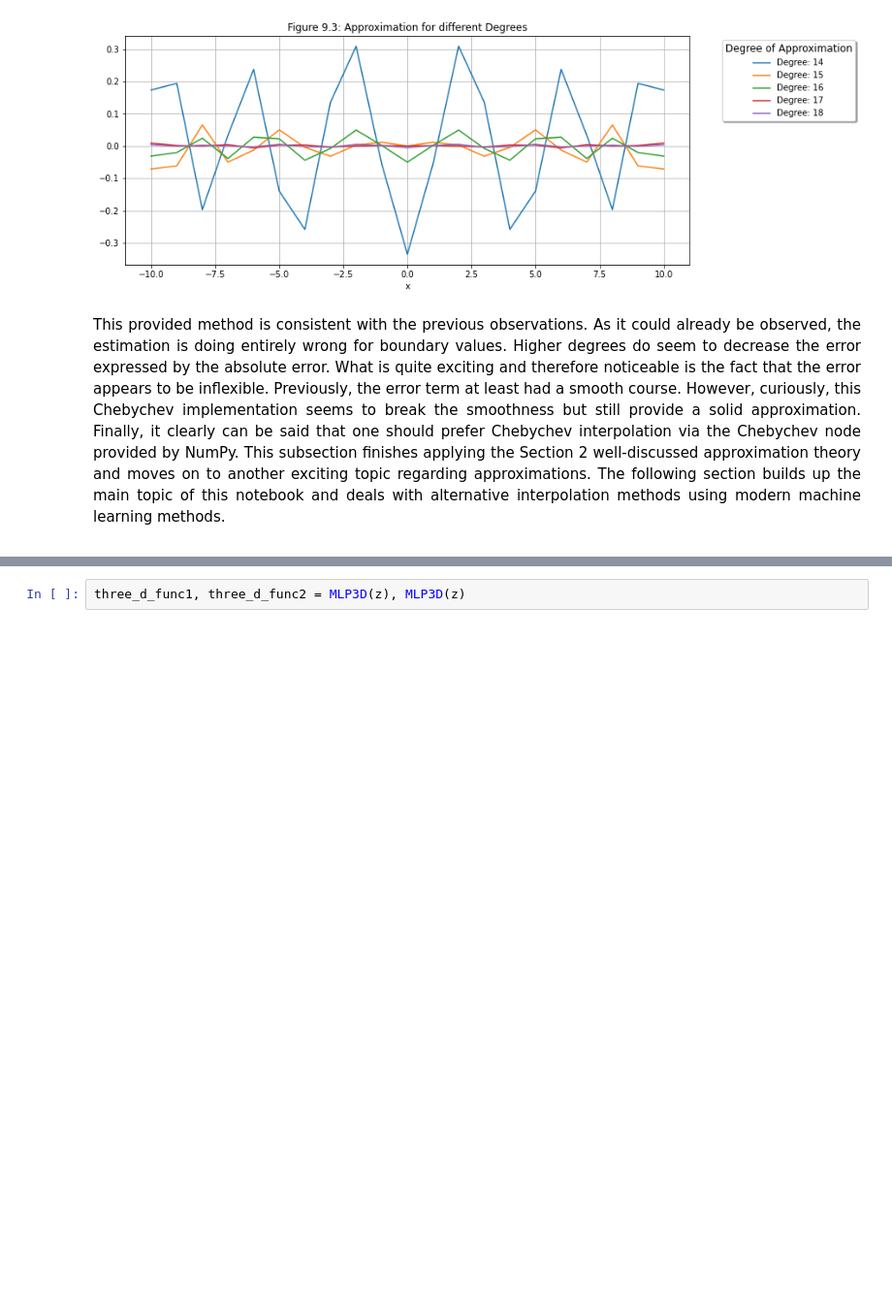
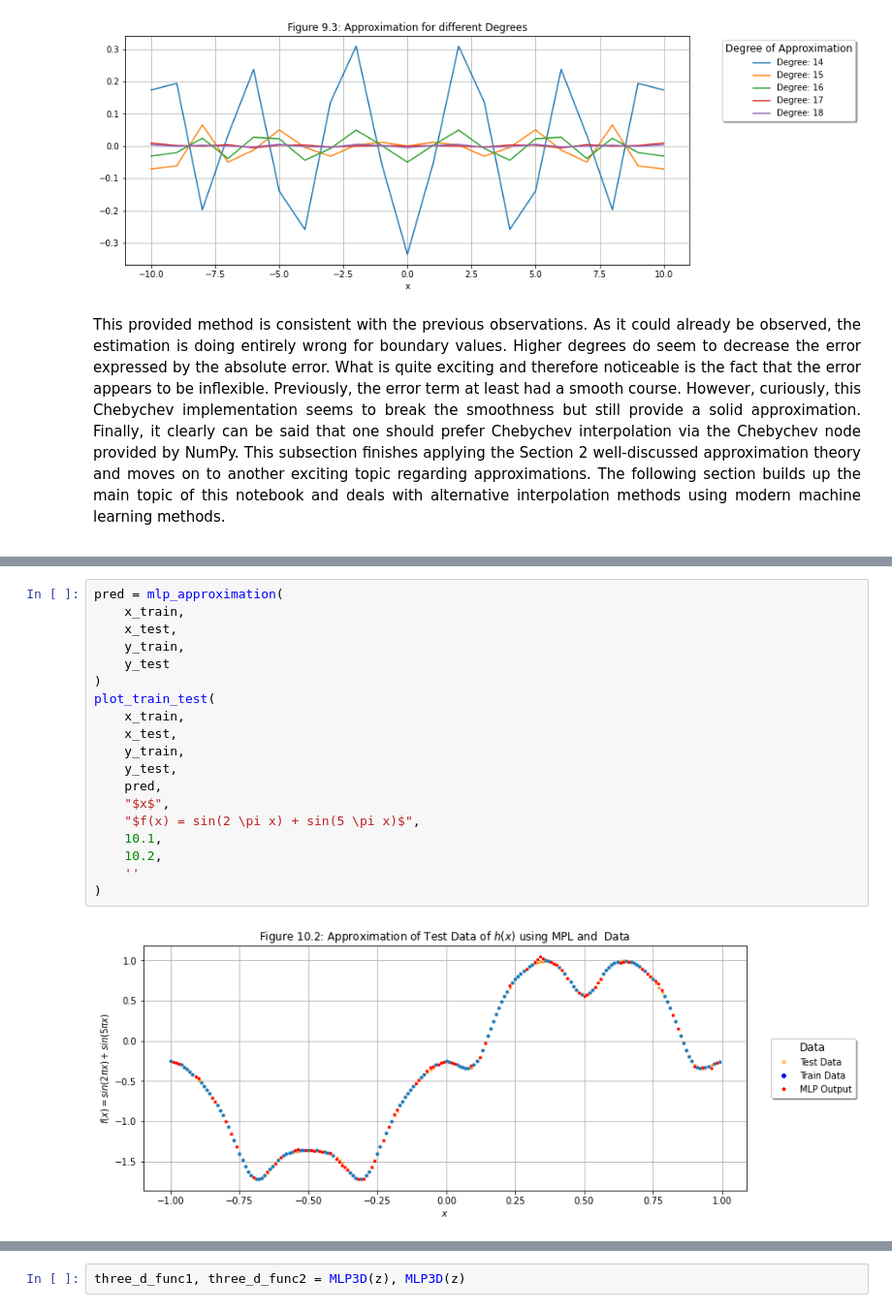
Before and after one commit to ArbiKodraj/Final_Project, a Jupyter notebook: FunctionApproximation.ipynb, the cells around one changed output, grey strips where cells are left out. Shown at 97% size. Cells and saved outputs as stored; diff of their text form; blank space fills up the shorter version.

```diff
--- a/FunctionApproximation.ipynb
+++ b/FunctionApproximation.ipynb
@@ -560,3 +560,24 @@ and activates neuron $z$ if $z > 0$. For the weight optimization I use an optimi
 <p style="text-align: justify">
 Furthermore, I iterate $2000$ times or, to put it in other words, I backpropagate the network $2000$ times. The final prediction is shown in Figure $10.2$ and appears to be arbitrary accurate. The orange dots are supposed to be predicted while the red dots stand for the actual prediction.
 <p>
+# %%
+pred = mlp_approximation(
+    x_train,
+    x_test,
+    y_train,
+    y_test
+)
+plot_train_test(
+    x_train,
+    x_test,
+    y_train,
+    y_test,
+    pred,
+    "$x$",
+    "$f(x) = sin(2 \pi x) + sin(5 \pi x)$",
+    10.1,
+    10.2,
+    ''
+)
+# %% [output]
+[figure, added]
```
Also changed, not shown: parts of 28 cells of this notebook, 5 other files.
